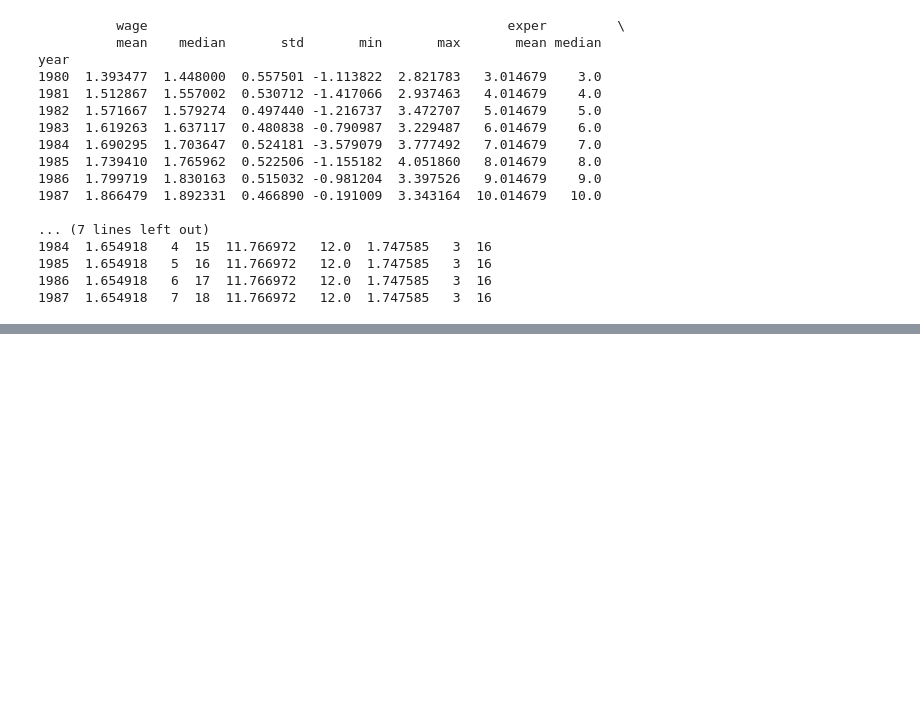
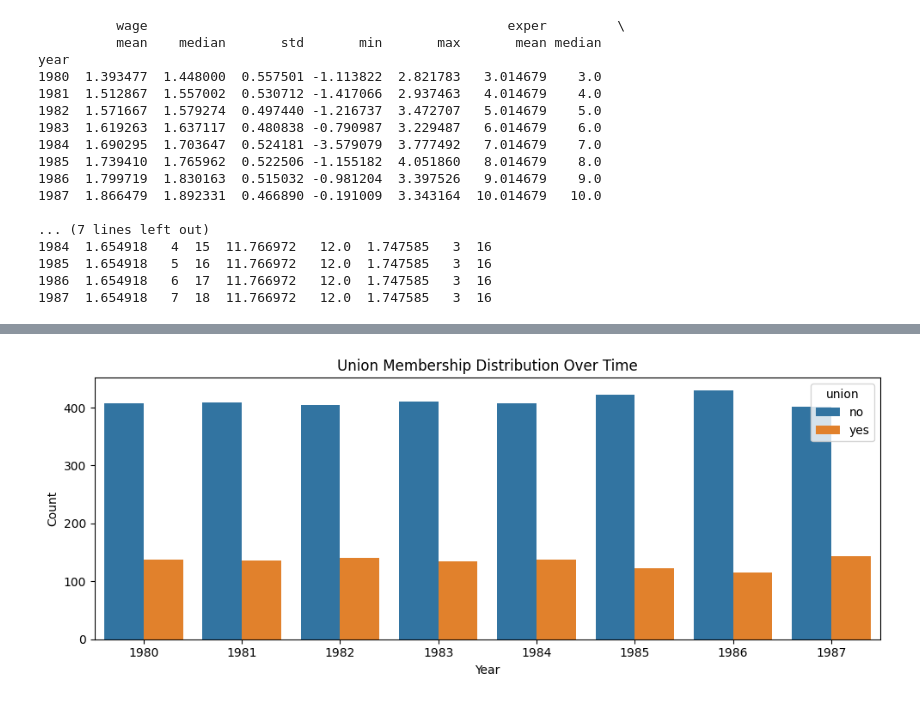
Before and after one commit to levyashvin/exploratory-data-analysis, a Jupyter notebook: males_dataset_analysis.ipynb, the cells around one changed output, grey strips where cells are left out. Drawn from its saved outputs; the diff is of its cells as text; code cells hidden in the pictures; blank space fills up the shorter version.

```diff
--- a/males_dataset_analysis.ipynb
+++ b/males_dataset_analysis.ipynb
@@ -200,0 +212,12 @@ year
+# %%
+#distribution of union membership over time
+plt.figure(figsize=(10, 4))
+sns.countplot(data=data, x='year', hue='union')
+plt.title('Union Membership Distribution Over Time')
+plt.xlabel('Year')
+plt.ylabel('Count')
+
+plt.tight_layout()
+plt.show()
+# %% [output]
+[figure, added]
```
Also changed, not shown: parts of 4 cells of this notebook.
